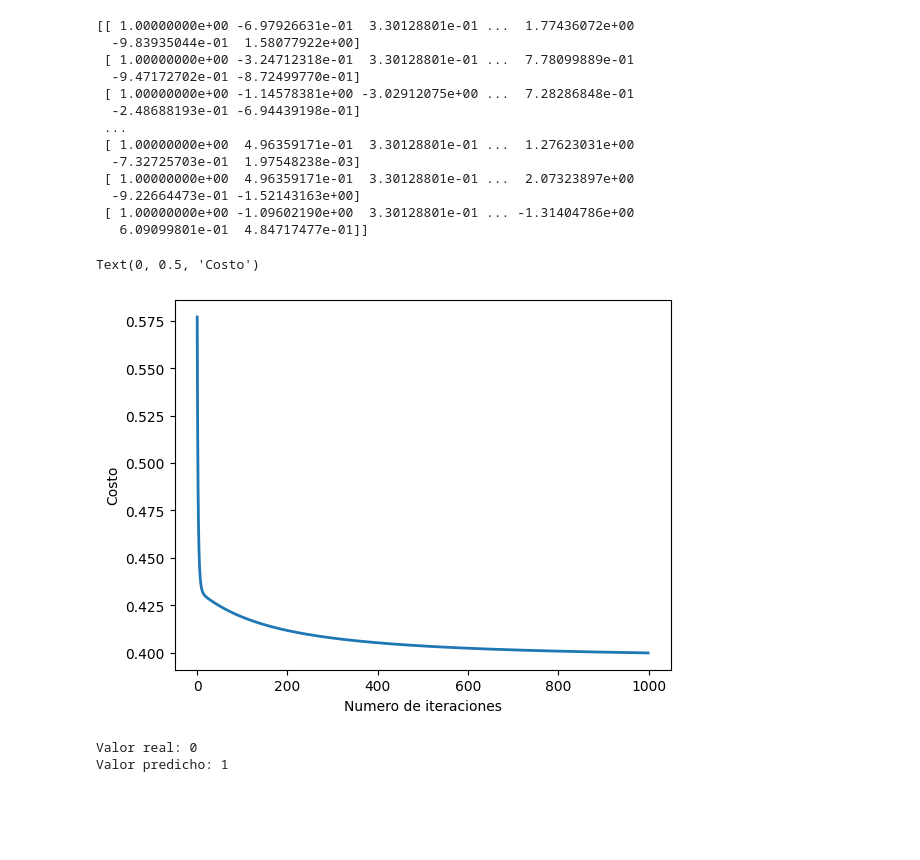
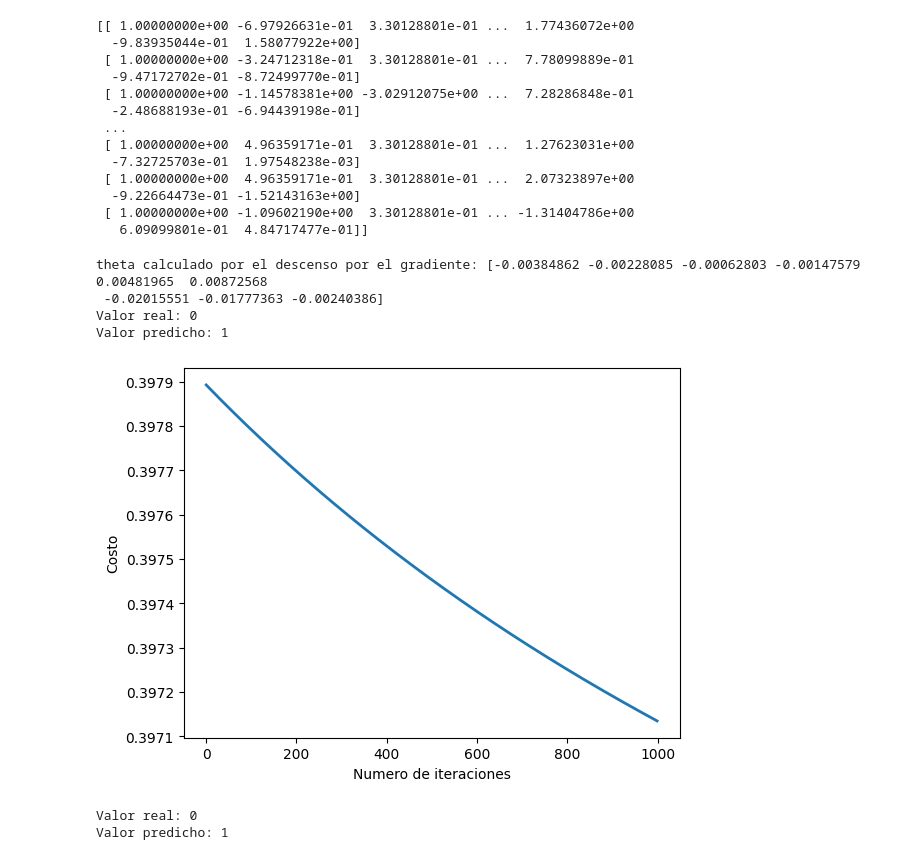
Before and after one commit to icampuzanov/SIS420-2_2023, a Jupyter notebook: Primer_Parcial.ipynb, the cells around one changed output. Cells and saved outputs as stored; diff of their text form; code cells hidden in the pictures; blank space fills up the shorter version.

```diff
--- a/Primer_Parcial.ipynb
+++ b/Primer_Parcial.ipynb
@@ -29,7 +29,7 @@ Data columns (total 11 columns):
 dtypes: float64(5), int64(6)
 memory usage: 286.6 KB
 # %%
-x = data.iloc[:, 1:10]
+x = data.iloc[:, 1:11]
 y = data.iloc[:, 0]
 x = x.to_numpy()
 y = y.to_numpy()
@@ -108,19 +108,35 @@ def descensoGradiente(theta, X, y, alpha, num_iters):
         J_history.append(calcularCosto(theta, X, y))
     return theta, J_history
 # %%
-theta = np.zeros(9)
+theta = np.zeros(10)
 # %%
 alpha = 0.00002
 num_iters = 1000
 
 theta, J_history = descensoGradiente(theta, x_train, y_train, alpha, num_iters)
+# Muestra los resultados del descenso por el gradiente
+print('theta calculado por el descenso por el gradiente: {:s}'.format(str(theta)))
 
 pyplot.plot(np.arange(len(J_history)), J_history, lw=2)
 pyplot.xlabel('Numero de iteraciones')
 pyplot.ylabel('Costo')
+
+import random as r
+i = r.randint(0, len(x_test))
+test_vals = x_test[i]
+test_label = y_test[i]
+test_vals = (test_vals - mu) / sigma
+pred = round(sigmoid(np.dot(test_vals, theta)))
+
+
+print(f"Valor real: {test_label}")
+print(f"Valor predicho: {pred}")
 # %% [output]
-Text(0, 0.5, 'Costo')
+theta calculado por el descenso por el gradiente: [-0.00384862 -0.00228085 -0.00062803 -0.00147579  0.00481965  0.00872568
+ -0.02015551 -0.01777363 -0.00240386]
+Valor real: 0
+Valor predicho: 1
-[figure, old version]
+[figure, new version]
 # %%
 import random as r
 i = r.randint(0, len(x_test))
```
